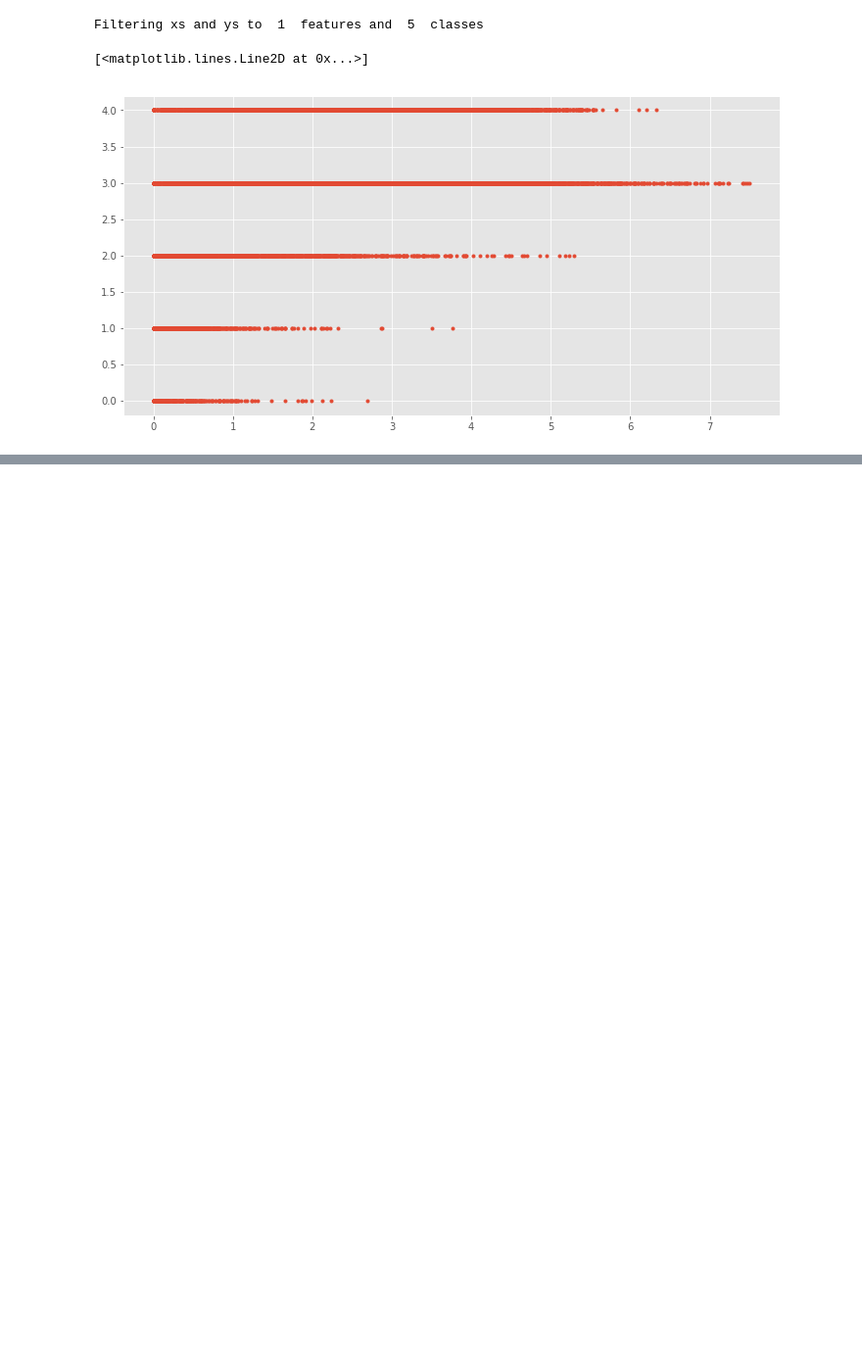
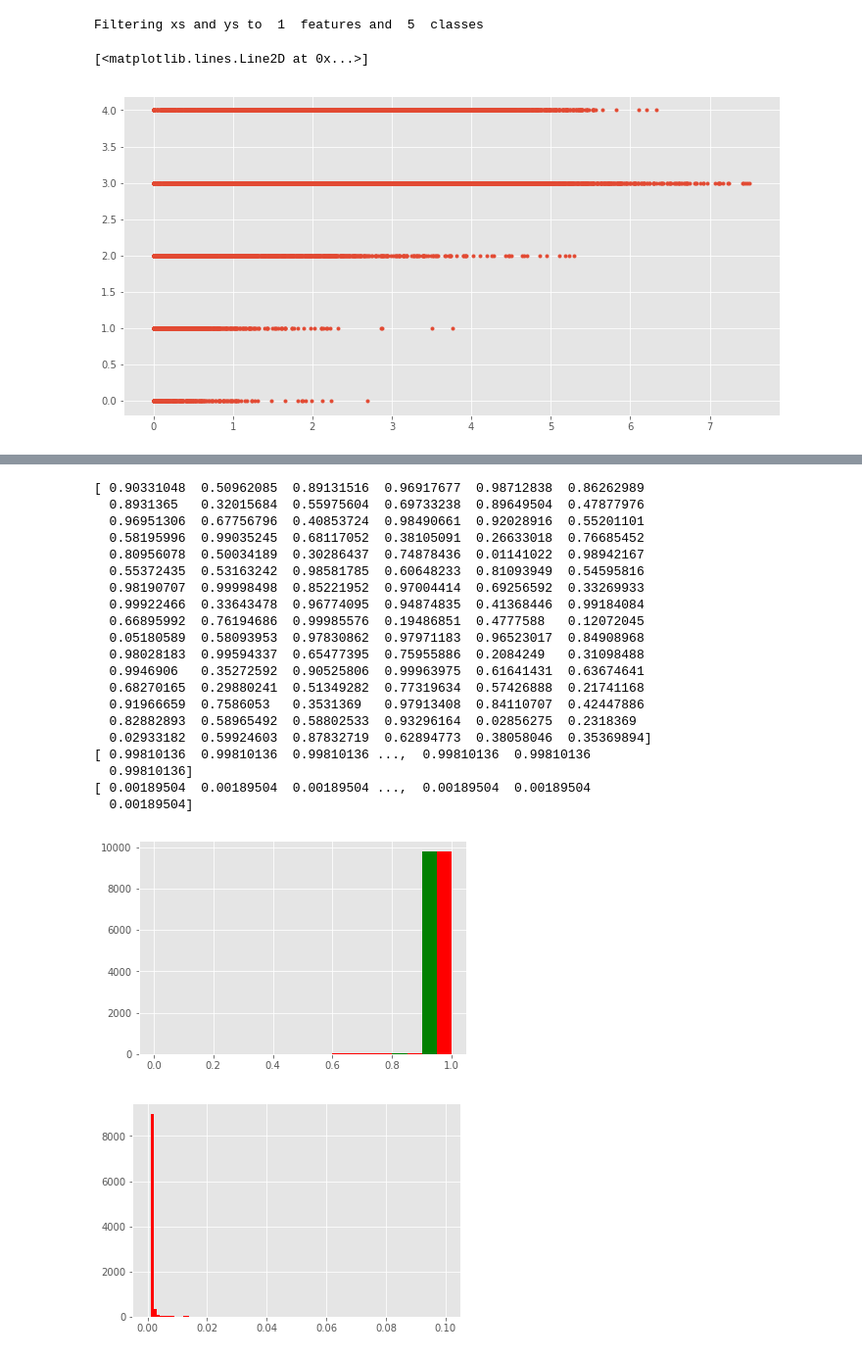
Before and after one commit to flyingsilverfin/CNN_GP_MNIST, a Jupyter notebook: src/GPFlow_testing.ipynb, the cells around one changed output, grey strips where cells are left out. Shown: that part at 98% size. Saved outputs shown, nothing was run; the diff lists cells and outputs as text; code cells hidden in the pictures; blank space fills up the shorter version.

```diff
--- a/src/GPFlow_testing.ipynb
+++ b/src/GPFlow_testing.ipynb
@@ -175,0 +364,73 @@ m2.kern.as_pandas_table()
+# %%
+all_correct_mus = np.array([])
+all_correct_vars = np.array([])
+
+cnn_output_correct = []
+
+for cat in range(10):
+    # get all examples that actually belong to this category
+    cat_examples = correct_classes == cat
+    # extract the subset of that digit that were incorrectly classified
+    cat_correct_examples = cat_examples & ~mask
+    correctly_classified_mus = mu[cat_correct_examples]
+    correctly_classified_vars = var[cat_correct_examples]
+
+    corresponding_cnn_output = cnn_test_output[cat_correct_examples]
+
+    # which ones were predicted (all incorrect)
+    predicted_classes = np.argmax(mu[cat_correct_examples], axis=1)
+
+    #print(predicted_classes)
+    # extract the corresponding values into an array
+    correct_prediction_mus, correct_prediction_vars = [], []
+    for (i, c) in enumerate(predicted_classes):
+        correct_prediction_mus.append(correctly_classified_mus[i, c])
+        correct_prediction_vars.append(correctly_classified_vars[i, c])
+
+        cnn_output_correct.append(corresponding_cnn_output[i, c])
+
+    correct_prediction_mus = np.array(correct_prediction_mus)
+    correct_prediction_vars = np.array(correct_prediction_vars)
+
+
+    all_correct_mus = np.append(all_correct_mus, correct_prediction_mus)
+    all_correct_vars = np.append(all_correct_vars, correct_prediction_vars)
+
+#     incorrect_mus = mu[cat_incorrect_examples, cat]
+#     incorrect_vars = var[cat_incorrect_examples,cat]
+#     all_incorrect_mus = np.append(all_incorrect_mus, incorrect_mus)
+#     all_incorrect_vars = np.append(all_incorrect_vars, incorrect_vars)
+#     make_histogram(incorrect_vars)
+    #make_histogram(incorrect_mus)
+cnn_output_correct = np.array(cnn_output_correct)
+print(cnn_output)
+print(all_correct_mus)
+print(all_correct_vars)
+
+make_histogram(all_correct_mus, end = 1.0, plot=False, width=0.1)
+make_histogram(cnn_output_correct, end = 1.0, plot=True, color='g', width=0.05)
+
+make_histogram(all_correct_vars, bins=100, end=0.1)
+# %% [output]
+[ 0.90331048  0.50962085  0.89131516  0.96917677  0.98712838  0.86262989
+  0.8931365   0.32015684  0.55975604  0.69733238  0.89649504  0.47877976
+  0.96951306  0.67756796  0.40853724  0.98490661  0.92028916  0.55201101
+  0.58195996  0.99035245  0.68117052  0.38105091  0.26633018  0.76685452
+  0.80956078  0.50034189  0.30286437  0.74878436  0.01141022  0.98942167
+  0.55372435  0.53163242  0.98581785  0.60648233  0.81093949  0.54595816
+  0.98190707  0.99998498  0.85221952  0.97004414  0.69256592  0.33269933
+  0.99922466  0.33643478  0.96774095  0.94874835  0.41368446  0.99184084
+  0.66895992  0.76194686  0.99985576  0.19486851  0.4777588   0.12072045
+  0.05180589  0.58093953  0.97830862  0.97971183  0.96523017  0.84908968
+  0.98028183  0.99594337  0.65477395  0.75955886  0.2084249   0.31098488
+  0.9946906   0.35272592  0.90525806  0.99963975  0.61641431  0.63674641
+  0.68270165  0.29880241  0.51349282  0.77319634  0.57426888  0.21741168
+  0.91966659  0.7586053   0.3531369   0.97913408  0.84110707  0.42447886
+  0.82882893  0.58965492  0.58802533  0.93296164  0.02856275  0.2318369
+  0.02933182  0.59924603  0.87832719  0.62894773  0.38058046  0.35369894]
+[ 0.99810136  0.99810136  0.99810136 ...,  0.99810136  0.99810136
+  0.99810136]
+[ 0.00189504  0.00189504  0.00189504 ...,  0.00189504  0.00189504
+  0.00189504]
+[figure, added]
+[figure, added]
```
Also changed, not shown: parts of 29 cells of this notebook, 2 other files.
